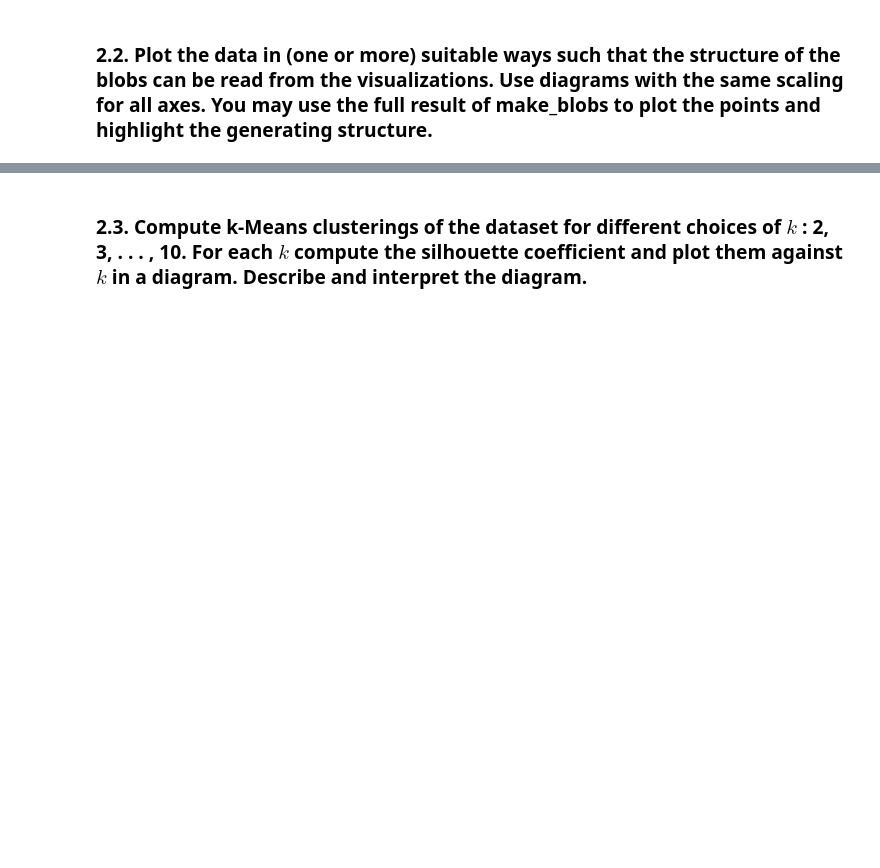
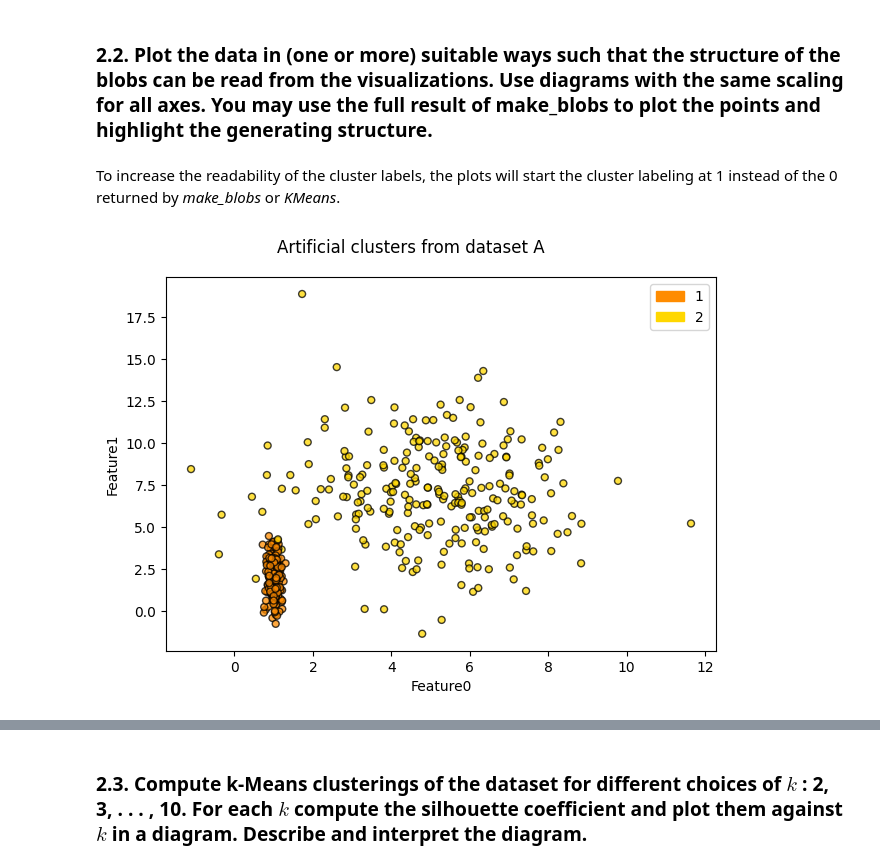
Before and after one commit to JaNoNi/MADS-MMS-Exam1, a Jupyter notebook: exam1.ipynb, the cells around one changed output, grey strips where cells are left out. Drawn from its saved outputs; the diff is of its cells as text; code cells hidden in the pictures; blank space fills up the shorter version.

```diff
--- a/exam1.ipynb
+++ b/exam1.ipynb
@@ -132,10 +175,15 @@ centers_b
 # %% [markdown]
 ### 2.2. Plot the data in (one or more) suitable ways such that the structure of the blobs can be read from the visualizations. Use diagrams with the same scaling for all axes. You may use the full result of make_blobs to plot the points and highlight the generating structure.
+# %% [markdown]
+To increase the readability of the cluster labels, the plots will start the cluster labeling at 1 instead of the 0 returned by <i>make_blobs</i> or <i>KMeans</i>.
 # %%
 draw_plot(
     dataset_a,
     hue=labels_a,
     alpha=0.75,
+    no_zero=True,  # increases cluster labels by 1
     labels=["Feature0", "Feature1"],
     title="Artificial clusters from dataset A",
 )
+# %% [output]
+[figure, added]
```
Also changed, not shown: parts of 43 cells of this notebook, 1 other file.
